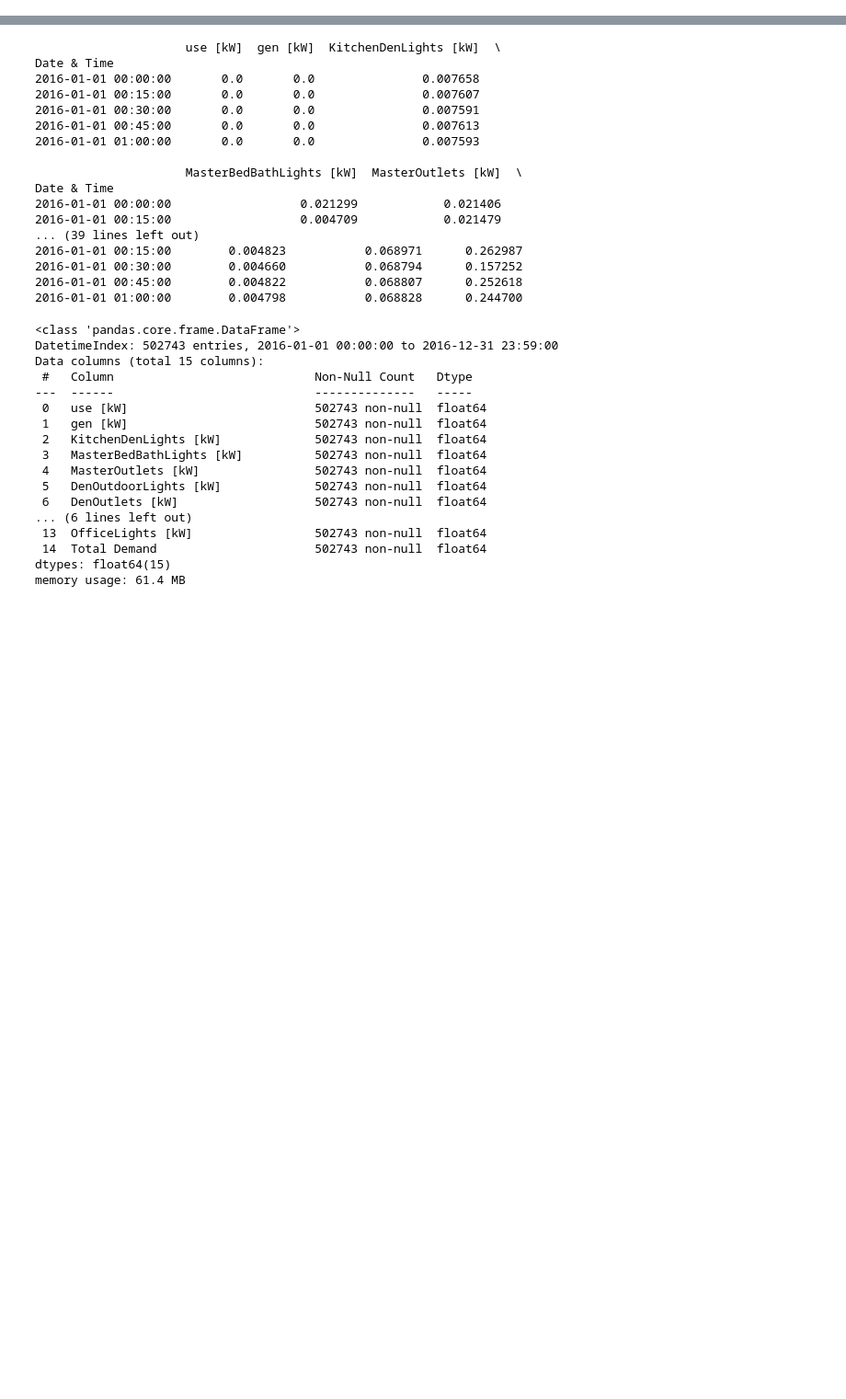
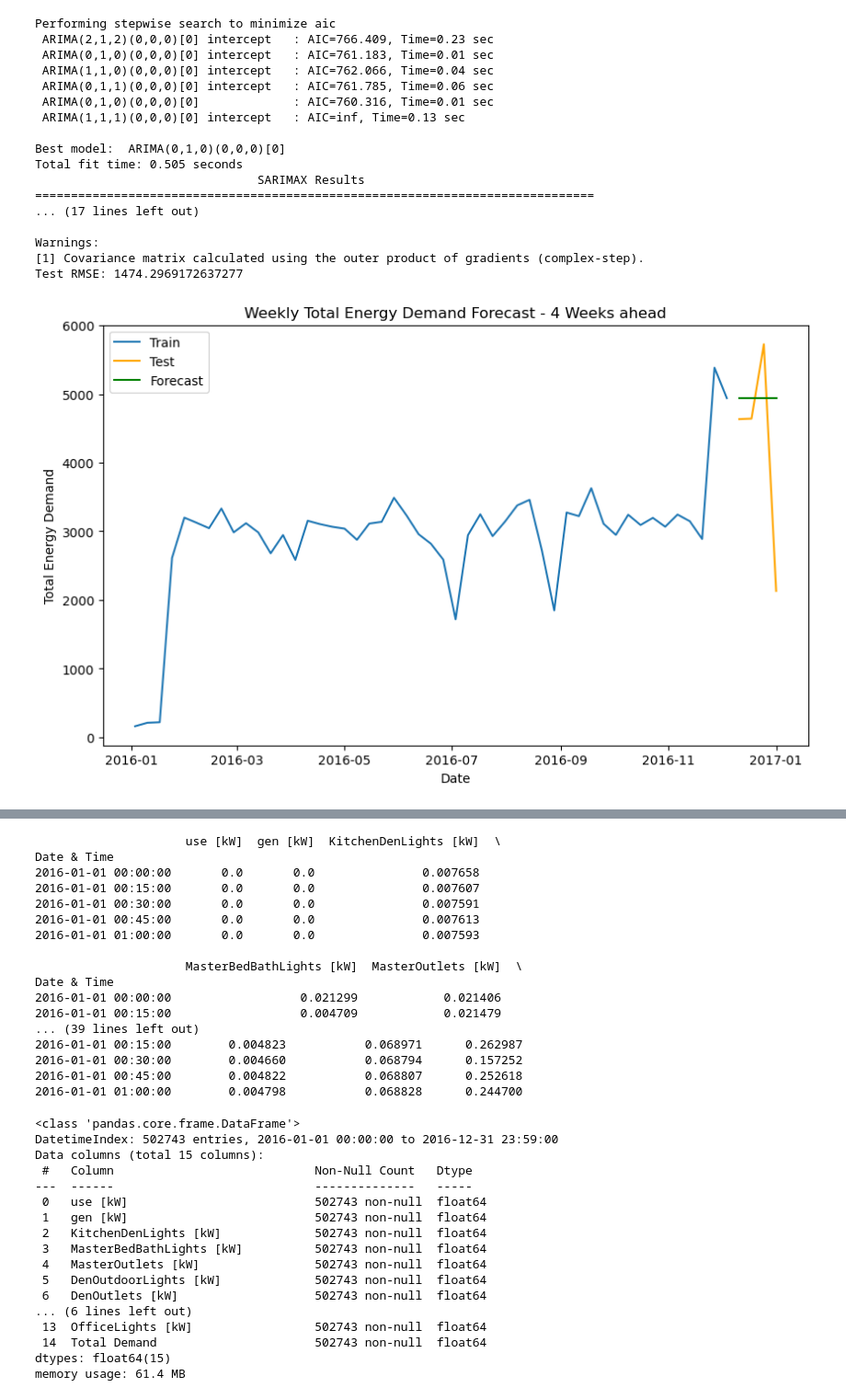
Before and after one commit to wacuna1/AAI-IOT-SmartHouse, a Jupyter notebook: SmartHouse.ipynb, the cells around one changed output, grey strips where cells are left out. Shown at 92% size. Drawn from its saved outputs; the diff is of its cells as text; code cells hidden in the pictures; blank space fills up the shorter version.

Commit message:
Updated Model

```diff
--- a/SmartHouse.ipynb
+++ b/SmartHouse.ipynb
@@ -0,0 +44,72 @@
+# %%
+import pandas as pd
+import matplotlib.pyplot as plt
+from pmdarima import auto_arima
+from sklearn.metrics import mean_squared_error
+from math import sqrt
+
+
+# Load the data
+file_path = 'HomeA-meter4_2016.csv'
+df = pd.read_csv(file_path, parse_dates=['Date & Time'], index_col='Date & Time')
+
+# Create 'Total Energy Demand' column
+
+df['Total Energy Demand'] = df.drop(columns=['use [kW]', 'gen [kW]']).sum(axis=1)
+# Assuming df is your DataFrame after loading and preprocessing
+df_weekly = df['Total Energy Demand'].resample('W').sum()
+
+# Ensure there's enough data to split into train and test
+if len(df_weekly) < 30:  # threshold to ensure enough data points
+    print("Not enough data points for meaningful modeling.")
+else:
+    # Splitting the data into train and test sets
+    n_test = 4  # number of data points to withhold for testing
+    train, test = df_weekly[:-n_test], df_weekly[-n_test:]
+
+    # Using auto_arima to find the best ARIMA parameters, ignoring seasonal components
+    auto_model = auto_arima(train, seasonal=False, stepwise=True, suppress_warnings=True,
+                            error_action="ignore", max_order=None, trace=True)
+
+    print(auto_model.summary())
+
+    # Fit ARIMA model (auto_arima wraps the ARIMA model and fits it to the data)
+    # The best fitted model is returned by auto_arima
+    model_fit = auto_model.fit(train)
+
+    # Forecast
+    forecast = model_fit.predict(n_periods=n_test)
+
+    # Evaluation
+    rmse = sqrt(mean_squared_error(test, forecast))
+    print(f'Test RMSE: {rmse}')
+
+    # Visualization
+    plt.figure(figsize=(10, 6))
+    plt.plot(train.index, train, label='Train')
+    plt.plot(test.index, test, color='orange', label='Test')
+    plt.plot(test.index, forecast, color='green', label='Forecast')
+    plt.title('Weekly Total Energy Demand Forecast - 4 Weeks ahead')
+    plt.xlabel('Date')
+    plt.ylabel('Total Energy Demand')
+    plt.legend()
+    plt.show()
+# %% [output]
+Performing stepwise search to minimize aic
+ ARIMA(2,1,2)(0,0,0)[0] intercept   : AIC=766.409, Time=0.23 sec
+ ARIMA(0,1,0)(0,0,0)[0] intercept   : AIC=761.183, Time=0.01 sec
+ ARIMA(1,1,0)(0,0,0)[0] intercept   : AIC=762.066, Time=0.04 sec
+ ARIMA(0,1,1)(0,0,0)[0] intercept   : AIC=761.785, Time=0.06 sec
+ ARIMA(0,1,0)(0,0,0)[0]             : AIC=760.316, Time=0.01 sec
+ ARIMA(1,1,1)(0,0,0)[0] intercept   : AIC=inf, Time=0.13 sec
+
+Best model:  ARIMA(0,1,0)(0,0,0)[0]
+Total fit time: 0.505 seconds
+                               SARIMAX Results
+==============================================================================
+... (17 lines left out)
+
+Warnings:
+[1] Covariance matrix calculated using the outer product of gradients (complex-step).
+Test RMSE: 1474.2969172637277
+[figure, added]
```
Also changed, not shown: parts of 13 cells of this notebook.
